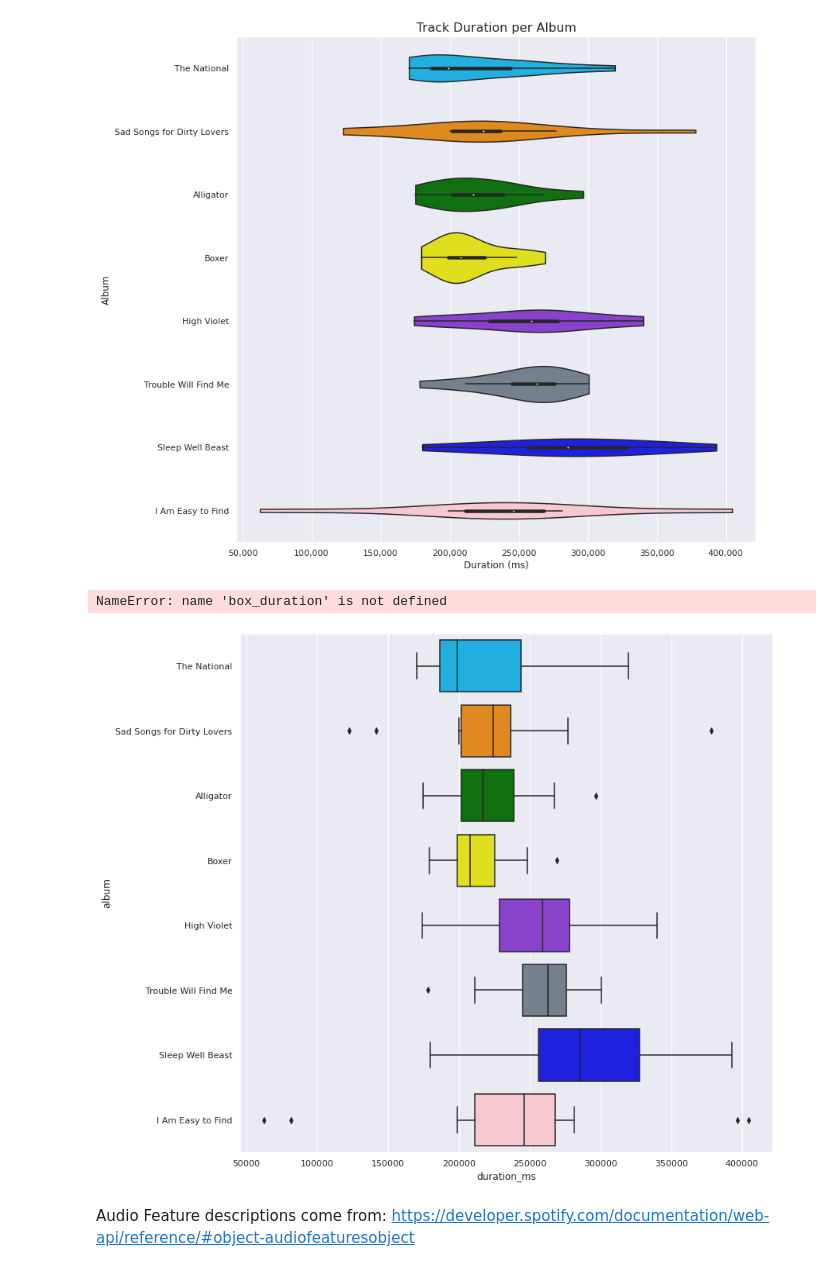
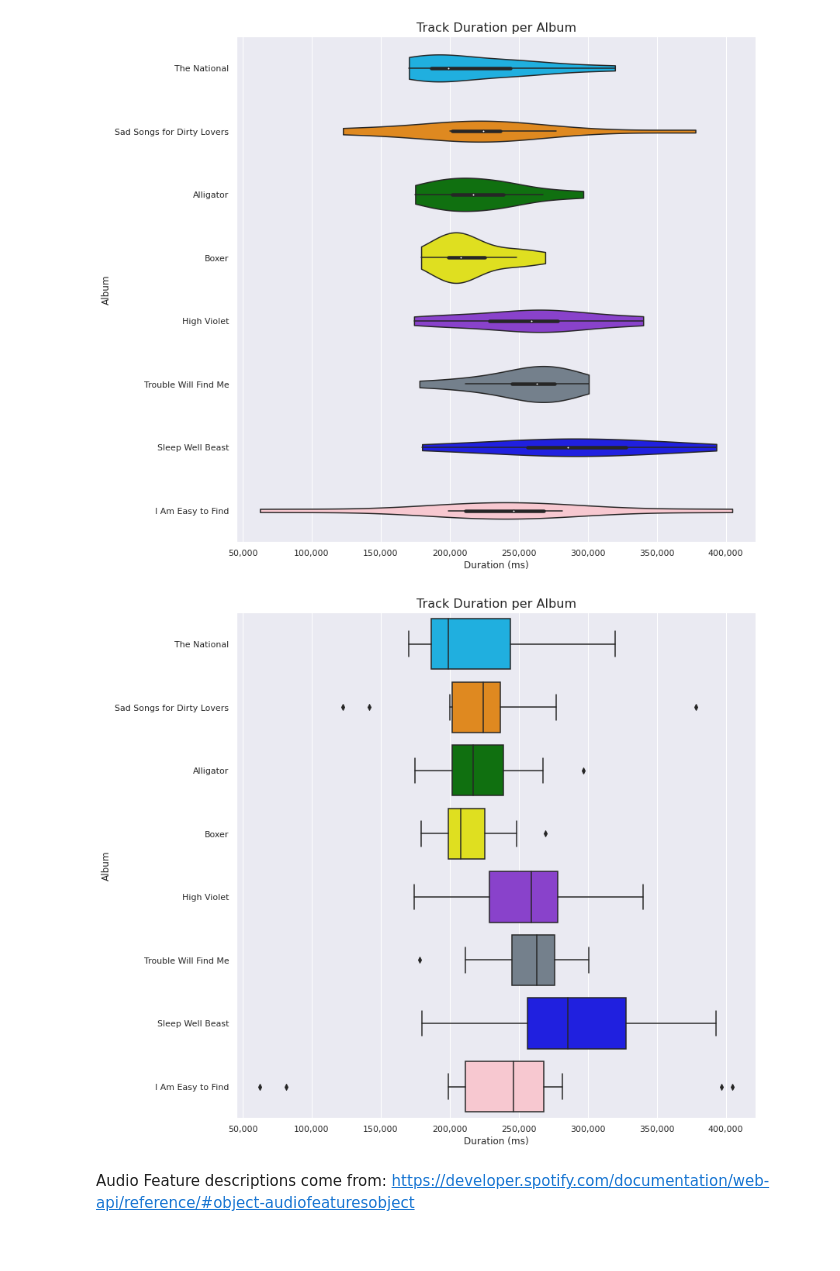
Before and after one commit to codey-phoun/SpotifyAudioFeatures_TheNational, a Jupyter notebook: TheNational_Visualization.ipynb, the cells around one changed output. Saved outputs shown, nothing was run; the diff lists cells and outputs as text; code cells hidden in the pictures.

```diff
--- a/TheNational_Visualization.ipynb
+++ b/TheNational_Visualization.ipynb
@@ -295,26 +327,25 @@ violin_duration.set_title("Track Duration per Album", fontsize = 16);
 # %%
 fig, ax = plt.subplots(nrows = 1,
                        ncols = 1,
                        figsize = (12,12))
 
 box_duration = sns.boxplot(data = studio_albums_df,
                             x = "duration_ms",
                             y = "album",
                             order = studio_albums,
                             palette = album_palette)
 
 # add commas to x ticks
 xlabels = ['{:,.0f}'.format(x) for x in box_duration.axes.get_xticks()]
-ticks_loc = violin_duration.get_xticks().tolist()
+ticks_loc = box_duration.get_xticks().tolist()
 box_duration.xaxis.set_major_locator(mticker.FixedLocator(ticks_loc))
 box_duration.set_xticklabels(xlabels)
 
 box_duration.set_xlabel("Duration (ms)")
 box_duration.set_ylabel("Album")
 box_duration.set_title("Track Duration per Album", fontsize = 16);
 # %% [output]
-NameError: name 'box_duration' is not defined
-[figure, old version]
+[figure, new version]
 # %% [markdown]
 Audio Feature descriptions come from:
 <https://developer.spotify.com/documentation/web-api/reference/#object-audiofeaturesobject>
```
Also changed, not shown: parts of 15 cells of this notebook.
